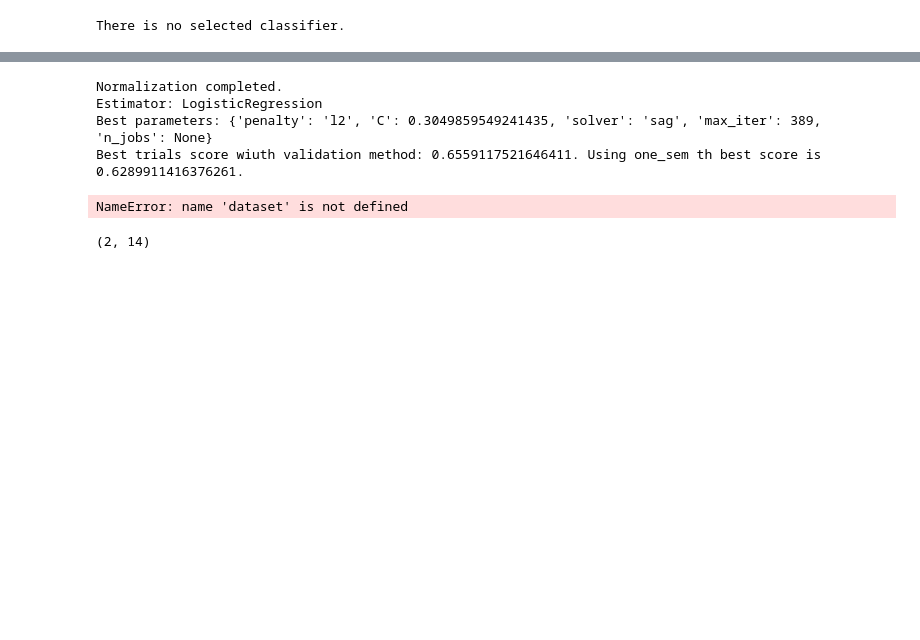
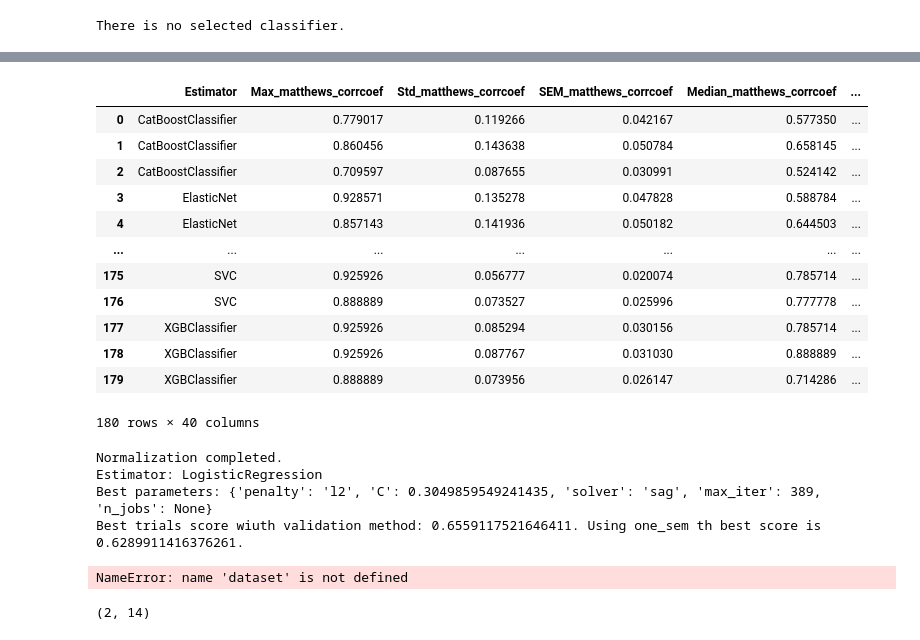
Before and after one commit to costasmexis/AI4META, a Jupyter notebook: test_pipeline.ipynb, the cells around one changed output, grey strips where cells are left out. Drawn from its saved outputs; the diff is of its cells as text; code cells hidden in the pictures; blank space fills up the shorter version.

```diff
--- a/test_pipeline.ipynb
+++ b/test_pipeline.ipynb
@@ -35,7 +36,7 @@ mlpipe = MLPipelines(label=label, csv_dir=csv_dir)
 # %% [output]
 There is no selected classifier.
 # %%
-df = mlpipe.nested_cv(rounds=2,n_trials_ncv=20,outer_splits=3,inner_splits=3,search_on=['LogisticRegression'],parallel='freely_parallel',return_csv=True,show_bad_samples=True,name_add='manolakos_test',num_features=20, info_to_db=True)
+df = mlpipe.nested_cv(rounds=2,n_trials_ncv=10,outer_splits=2,inner_splits=2,parallel='freely_parallel',show_bad_samples=True,name_add='manolakos_test',num_features=[5,mlpipe.X.shape[1]], info_to_db=True)
 # %% [output]
 Your Dataset contains NaN values. Some estimators does not work with NaN values.
 The median method will be used for the missing values manipulation.
@@ -72,3 +65,19 @@ Data inserted into the database successfully.
+# %%
+df
+# %% [output]
+|  | Estimator | Max_matthews_corrcoef | Std_matthews_corrcoef | SEM_matthews_corrcoef | Median_matthews_corrcoef | ... |
+| 0 | CatBoostClassifier | 0.779017 | 0.119266 | 0.042167 | 0.577350 | ... |
+| 1 | CatBoostClassifier | 0.860456 | 0.143638 | 0.050784 | 0.658145 | ... |
+| 2 | CatBoostClassifier | 0.709597 | 0.087655 | 0.030991 | 0.524142 | ... |
+| 3 | ElasticNet | 0.928571 | 0.135278 | 0.047828 | 0.588784 | ... |
+| 4 | ElasticNet | 0.857143 | 0.141936 | 0.050182 | 0.644503 | ... |
+| ... | ... | ... | ... | ... | ... | ... |
+| 175 | SVC | 0.925926 | 0.056777 | 0.020074 | 0.785714 | ... |
+| 176 | SVC | 0.888889 | 0.073527 | 0.025996 | 0.777778 | ... |
+| 177 | XGBClassifier | 0.925926 | 0.085294 | 0.030156 | 0.785714 | ... |
+| 178 | XGBClassifier | 0.925926 | 0.087767 | 0.031030 | 0.888889 | ... |
+| 179 | XGBClassifier | 0.888889 | 0.073956 | 0.026147 | 0.714286 | ... |
+180 rows × 40 columns
 # %%
 import pandas as pd
 
```
Also changed, not shown: parts of 2 cells of this notebook, 1 other file.
